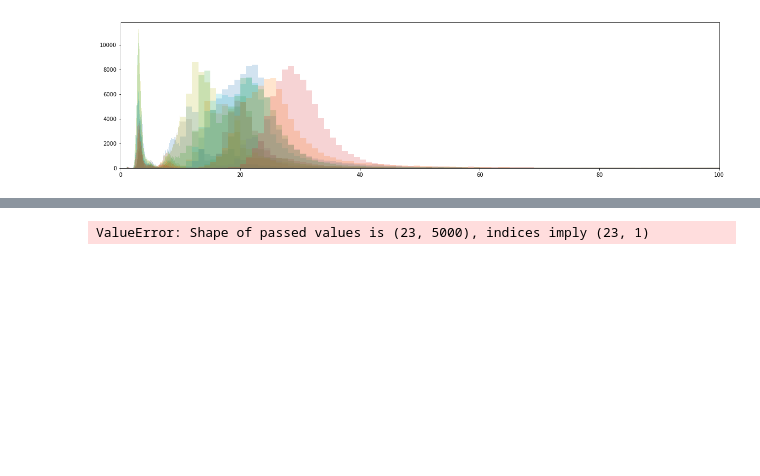
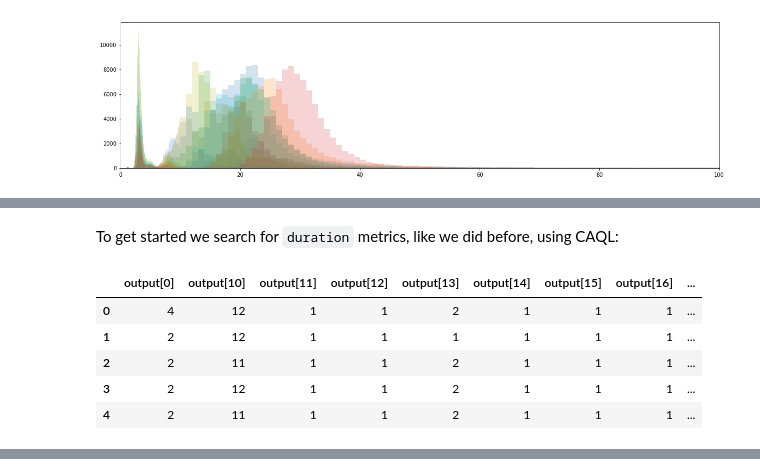
Before and after one commit to HeinrichHartmann/DS4OPS, a Jupyter notebook: work/Circonus for Data Science.ipynb, the cells around one changed output, grey strips where cells are left out. Drawn from its saved outputs; the diff is of its cells as text; code cells hidden in the pictures; blank space fills up the shorter version.

```diff
--- a/work/Circonus for Data Science.ipynb
+++ b/work/Circonus for Data Science.ipynb
@@ -202,5 +205,13 @@ Moreover you can apply certain transformation to the data before fetching it.
+# %% [markdown]
+To get started we search for `duration` metrics, like we did before, using CAQL:
 # %%
-%time A = circ.caql('search:metric("duration")', datetime(2018,1,1), 60, 5000)
-dfa = pd.DataFrame(A,columns=)
-dfa.head()
+A = circ.caql('search:metric("duration")', datetime(2018,1,1), 60, 5000)
+dfc = pd.DataFrame(A)
+dfc.head()
 # %% [output]
+|  | output[0] | output[10] | output[11] | output[12] | output[13] | output[14] | output[15] | output[16] | ... |
+| 0 | 4 | 12 | 1 | 1 | 2 | 1 | 1 | 1 | ... |
+| 1 | 2 | 12 | 1 | 1 | 1 | 1 | 1 | 1 | ... |
+| 2 | 2 | 11 | 1 | 1 | 2 | 1 | 1 | 1 | ... |
+| 3 | 2 | 12 | 1 | 1 | 2 | 1 | 1 | 1 | ... |
+| 4 | 2 | 11 | 1 | 1 | 2 | 1 | 1 | 1 | ... |
@@ -209,2 +219 @@ Wall time: 1 s
-ValueError: Shape of passed values is (23, 5000), indices imply (23, 1)
 # %% [markdown]
```
Also changed, not shown: parts of 19 cells of this notebook.
